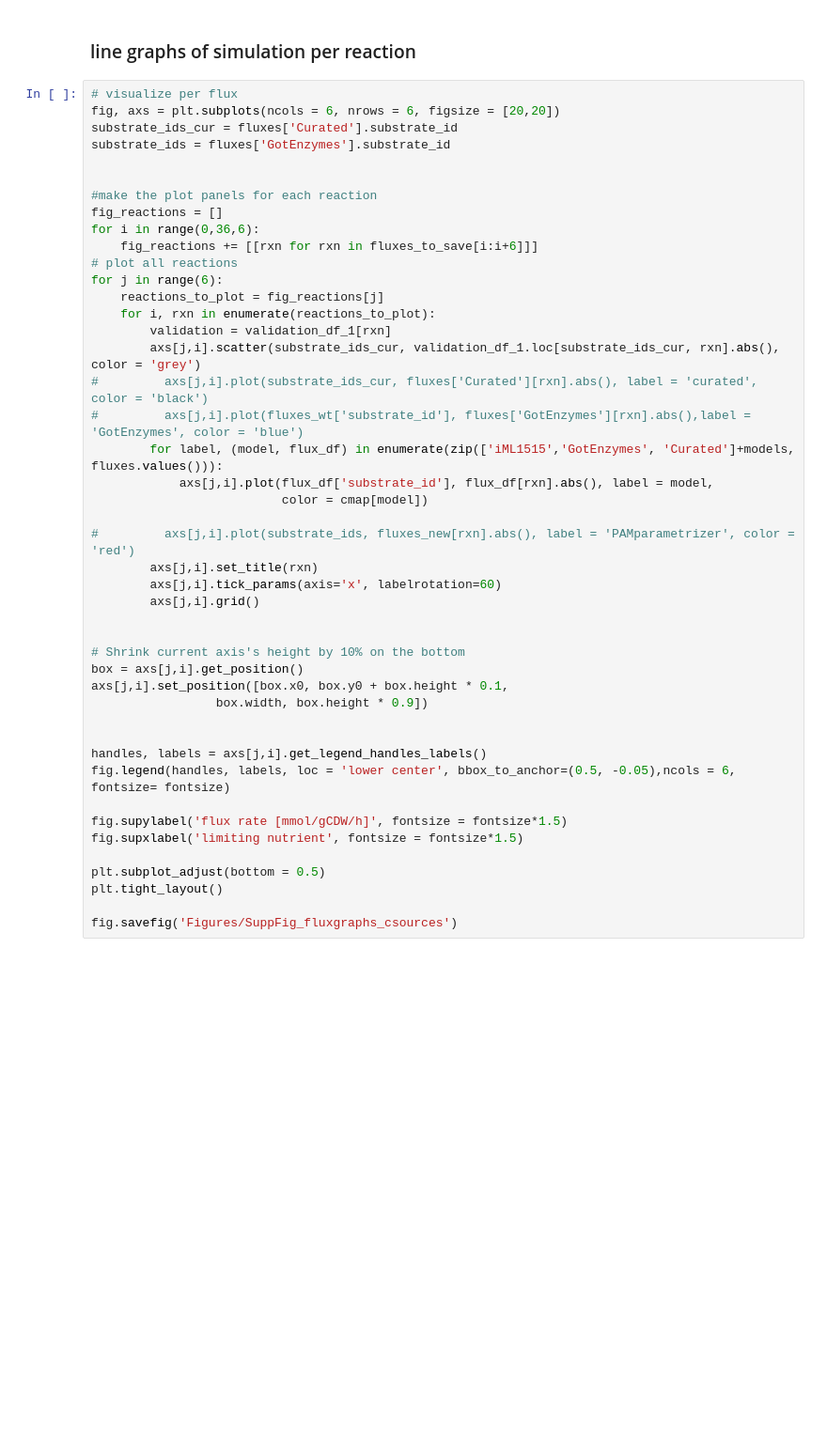
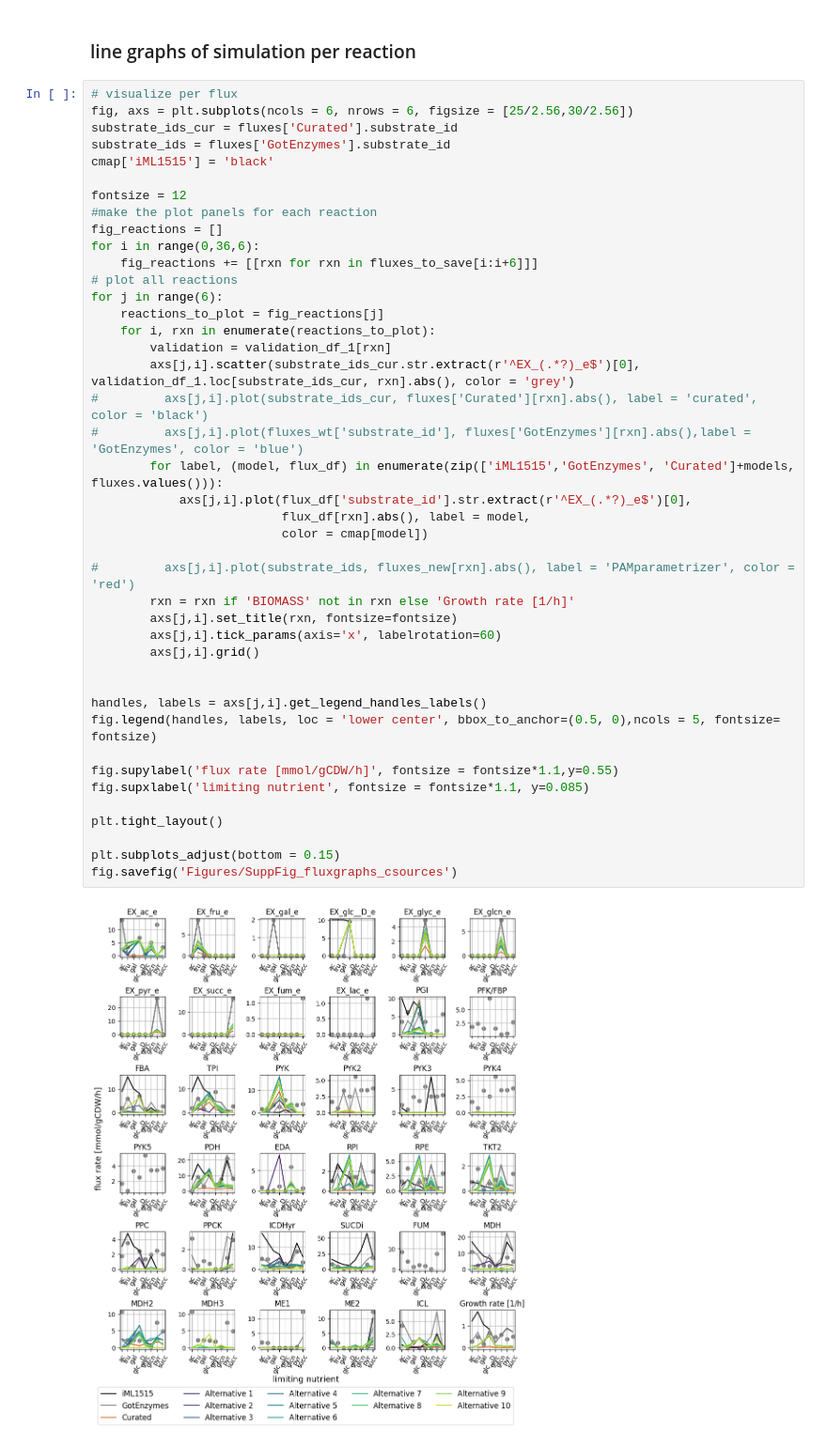
Before and after one commit to iAMB-RWTH-Aachen/PAMparametrizer, a Jupyter notebook: Scripts/i3_analysis/PAMparametrizer_iML1515_validation_csources.ipynb, the cells around one changed output. Shown at 94% size. Saved outputs shown, nothing was run; the diff lists cells and outputs as text; blank space fills up the shorter version.

```diff
--- a/Scripts/i3_analysis/PAMparametrizer_iML1515_validation_csources.ipynb
+++ b/Scripts/i3_analysis/PAMparametrizer_iML1515_validation_csources.ipynb
@@ -308,46 +351,45 @@ plt.savefig('Figures/SuppFig_multiple_csources_error_boxplot.png')
 ### line graphs of simulation per reaction
 # %%
 # visualize per flux
-fig, axs = plt.subplots(ncols = 6, nrows = 6, figsize = [20,20])
+fig, axs = plt.subplots(ncols = 6, nrows = 6, figsize = [25/2.56,30/2.56])
 substrate_ids_cur = fluxes['Curated'].substrate_id
 substrate_ids = fluxes['GotEnzymes'].substrate_id
+cmap['iML1515'] = 'black'
 
-
+fontsize = 12
 #make the plot panels for each reaction
 fig_reactions = []
 for i in range(0,36,6):
     fig_reactions += [[rxn for rxn in fluxes_to_save[i:i+6]]]
 # plot all reactions
 for j in range(6):
     reactions_to_plot = fig_reactions[j]
     for i, rxn in enumerate(reactions_to_plot):
         validation = validation_df_1[rxn]
-        axs[j,i].scatter(substrate_ids_cur, validation_df_1.loc[substrate_ids_cur, rxn].abs(), color = 'grey')
+        axs[j,i].scatter(substrate_ids_cur.str.extract(r'^EX_(.*?)_e$')[0], validation_df_1.loc[substrate_ids_cur, rxn].abs(), color = 'grey')
 #         axs[j,i].plot(substrate_ids_cur, fluxes['Curated'][rxn].abs(), label = 'curated', color = 'black')
 #         axs[j,i].plot(fluxes_wt['substrate_id'], fluxes['GotEnzymes'][rxn].abs(),label = 'GotEnzymes', color = 'blue')
         for label, (model, flux_df) in enumerate(zip(['iML1515','GotEnzymes', 'Curated']+models, fluxes.values())):
-            axs[j,i].plot(flux_df['substrate_id'], flux_df[rxn].abs(), label = model,
+            axs[j,i].plot(flux_df['substrate_id'].str.extract(r'^EX_(.*?)_e$')[0],
+                          flux_df[rxn].abs(), label = model,
                           color = cmap[model])
 
 #         axs[j,i].plot(substrate_ids, fluxes_new[rxn].abs(), label = 'PAMparametrizer', color = 'red')
-        axs[j,i].set_title(rxn)
+        rxn = rxn if 'BIOMASS' not in rxn else 'Growth rate [1/h]'
+        axs[j,i].set_title(rxn, fontsize=fontsize)
         axs[j,i].tick_params(axis='x', labelrotation=60)
         axs[j,i].grid()
 
 
-# Shrink current axis's height by 10% on the bottom
-box = axs[j,i].get_position()
-axs[j,i].set_position([box.x0, box.y0 + box.height * 0.1,
-                 box.width, box.height * 0.9])
+handles, labels = axs[j,i].get_legend_handles_labels()
+fig.legend(handles, labels, loc = 'lower center', bbox_to_anchor=(0.5, 0),ncols = 5, fontsize= fontsize)
 
+fig.supylabel('flux rate [mmol/gCDW/h]', fontsize = fontsize*1.1,y=0.55)
+fig.supxlabel('limiting nutrient', fontsize = fontsize*1.1, y=0.085)
 
-handles, labels = axs[j,i].get_legend_handles_labels()
-fig.legend(handles, labels, loc = 'lower center', bbox_to_anchor=(0.5, -0.05),ncols = 6, fontsize= fontsize)
-
-fig.supylabel('flux rate [mmol/gCDW/h]', fontsize = fontsize*1.5)
-fig.supxlabel('limiting nutrient', fontsize = fontsize*1.5)
-
-plt.subplot_adjust(bottom = 0.5)
 plt.tight_layout()
 
+plt.subplots_adjust(bottom = 0.15)
 fig.savefig('Figures/SuppFig_fluxgraphs_csources')
+# %% [output]
+[figure, added]
```
Also changed, not shown: parts of 4 cells of this notebook, 15 other files.
